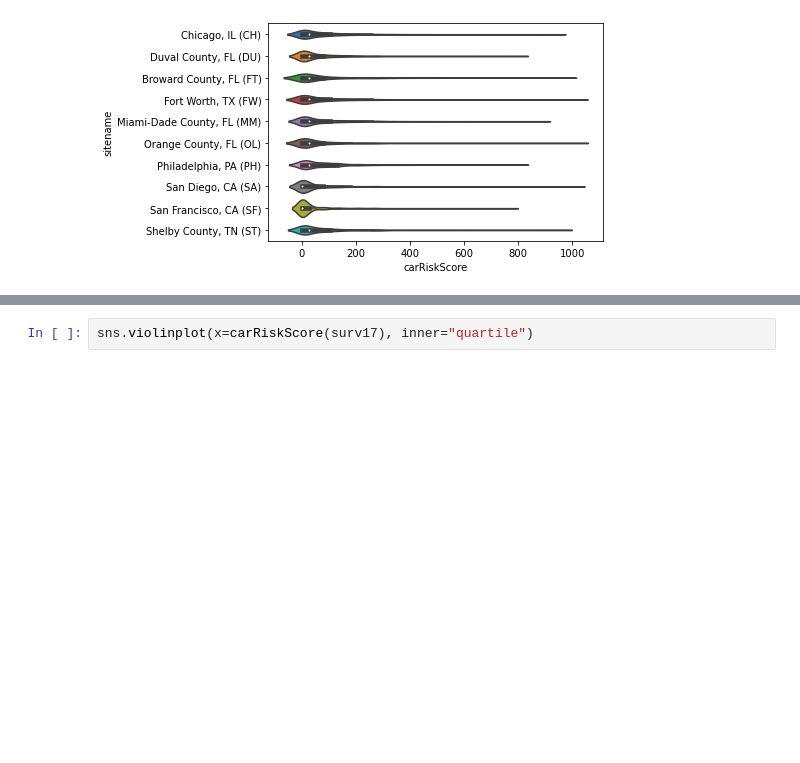
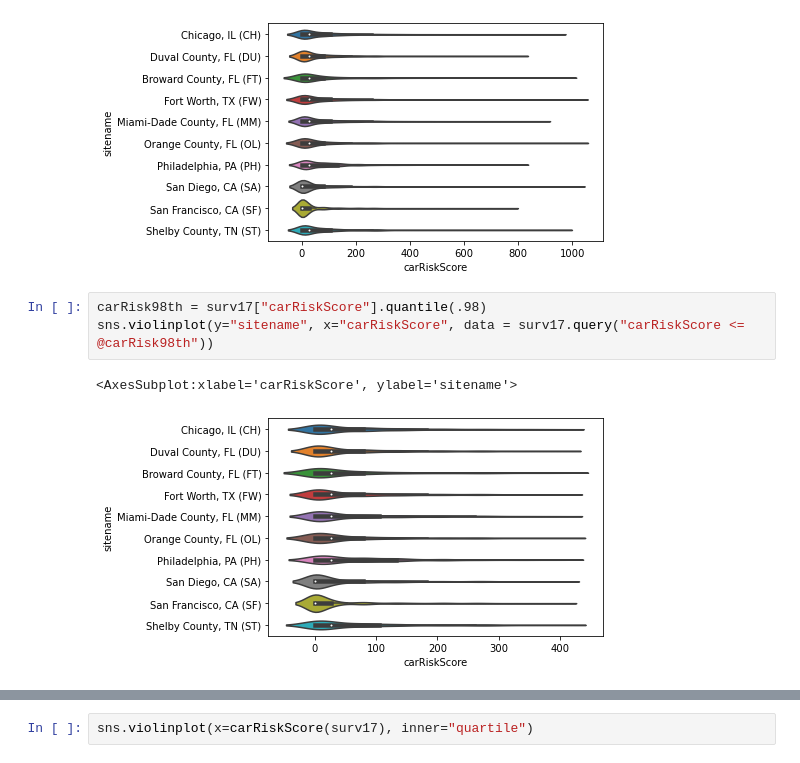
Before and after one commit to brodyee/STATS551_Project, a Jupyter notebook: eda/brodysEDA.ipynb, the cells around one changed output, grey strips where cells are left out. Cells and saved outputs as stored; diff of their text form; blank space fills up the shorter version.

```diff
--- a/eda/brodysEDA.ipynb
+++ b/eda/brodysEDA.ipynb
@@ -623,4 +625,10 @@ sns.violinplot(y="sitename", x="carRiskScore", data = surv17)
 # %% [output]
 <AxesSubplot:xlabel='carRiskScore', ylabel='sitename'>
 [figure]
+# %%
+carRisk98th = surv17["carRiskScore"].quantile(.98)
+sns.violinplot(y="sitename", x="carRiskScore", data = surv17.query("carRiskScore <= @carRisk98th"))
+# %% [output]
+<AxesSubplot:xlabel='carRiskScore', ylabel='sitename'>
+[figure, added]
 # %%
```
Also changed, not shown: parts of 26 cells of this notebook, 10 other files.
